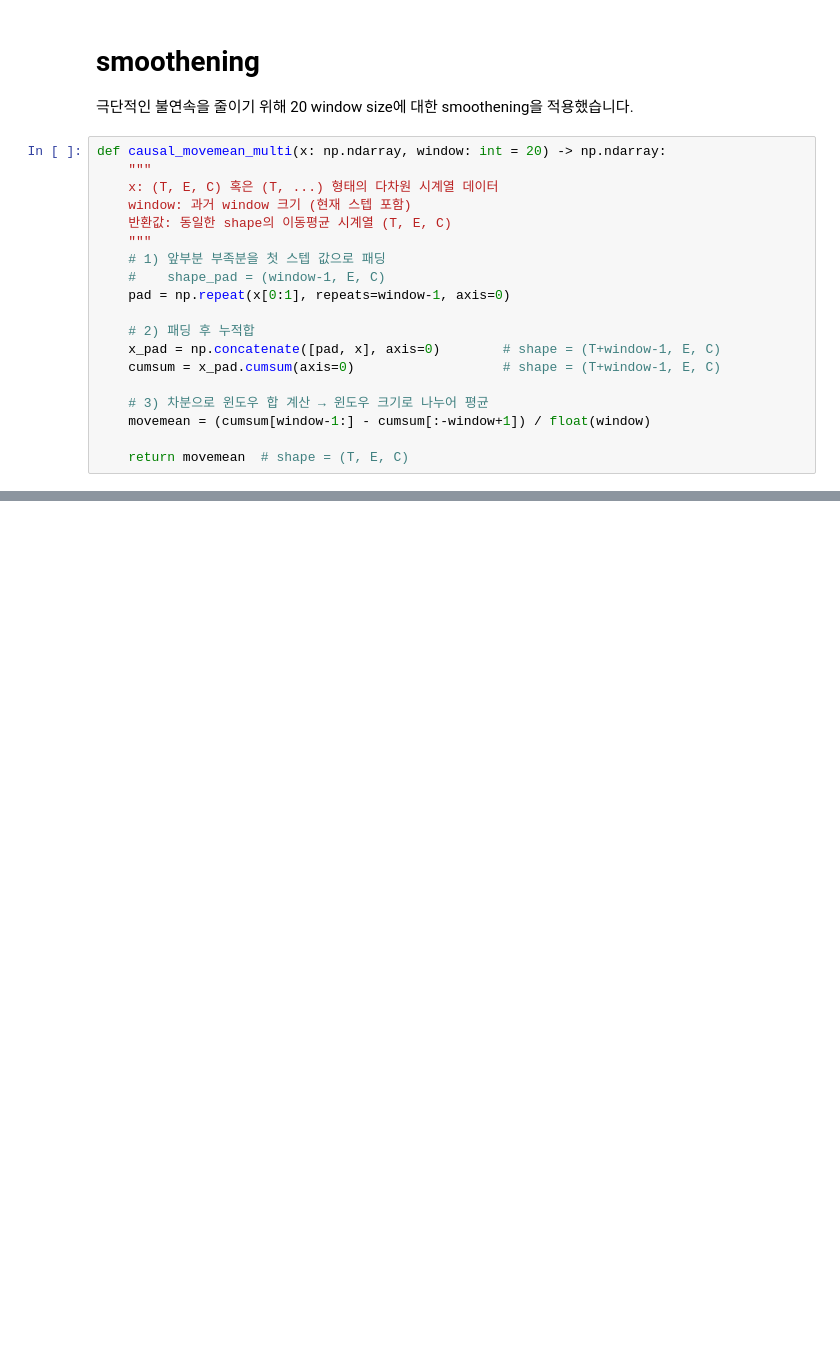
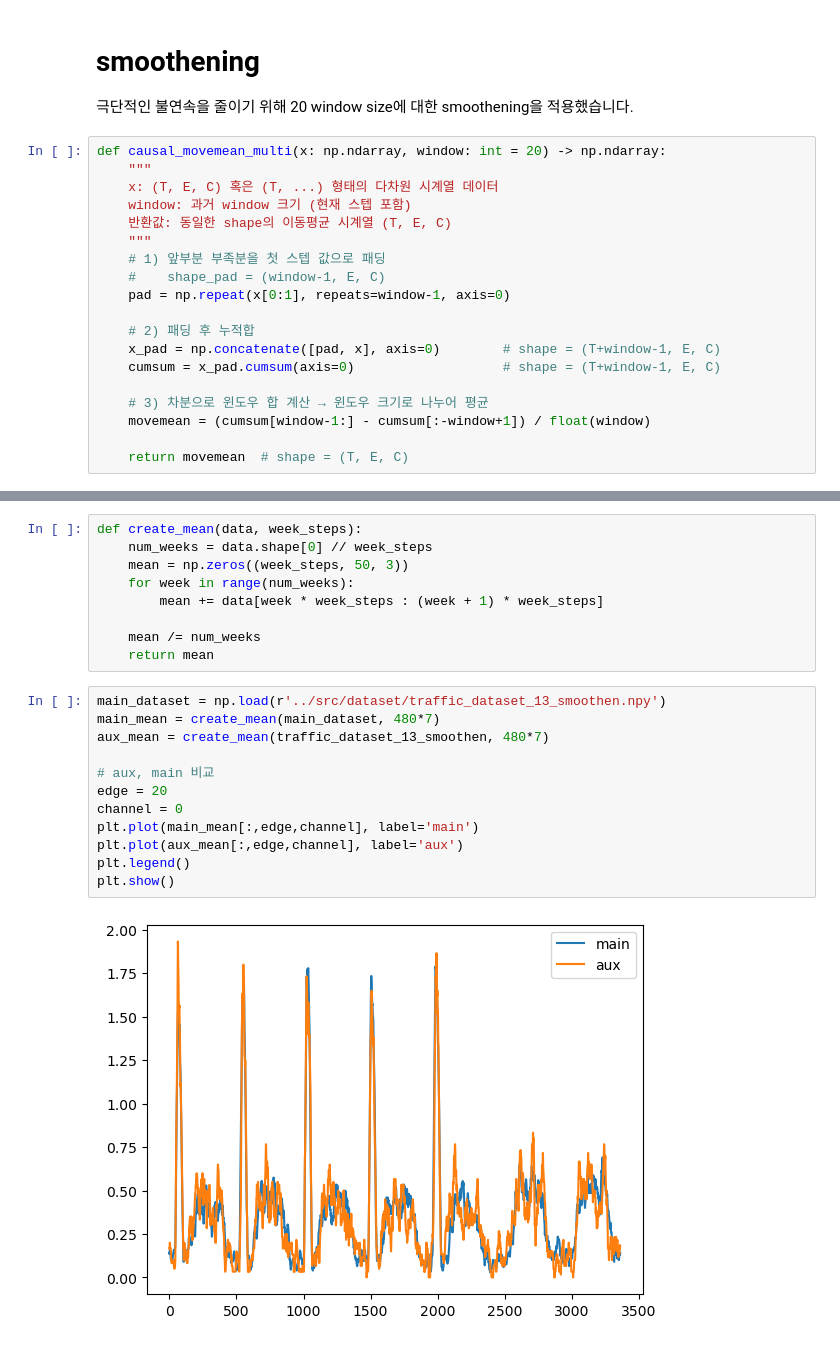
Before and after one commit to HiverXD/Traffic-Congestion-Prediction, a Jupyter notebook: dataset_generation/03_materials.ipynb, the cells around one changed output, grey strips where cells are left out. Drawn from its saved outputs; the diff is of its cells as text; blank space fills up the shorter version.

```diff
--- a/dataset_generation/03_materials.ipynb
+++ b/dataset_generation/03_materials.ipynb
@@ -757,0 +752,23 @@ plt.show()
+# %%
+def create_mean(data, week_steps):
+    num_weeks = data.shape[0] // week_steps
+    mean = np.zeros((week_steps, 50, 3))
+    for week in range(num_weeks):
+        mean += data[week * week_steps : (week + 1) * week_steps]
+
+    mean /= num_weeks
+    return mean
+# %%
+main_dataset = np.load(r'../src/dataset/traffic_dataset_13_smoothen.npy')
+main_mean = create_mean(main_dataset, 480*7)
+aux_mean = create_mean(traffic_dataset_13_smoothen, 480*7)
+
+# aux, main 비교
+edge = 20
+channel = 0
+plt.plot(main_mean[:,edge,channel], label='main')
+plt.plot(aux_mean[:,edge,channel], label='aux')
+plt.legend()
+plt.show()
+# %% [output]
+[figure, added]
```
Also changed, not shown: parts of 4 cells of this notebook, 7 other files.
